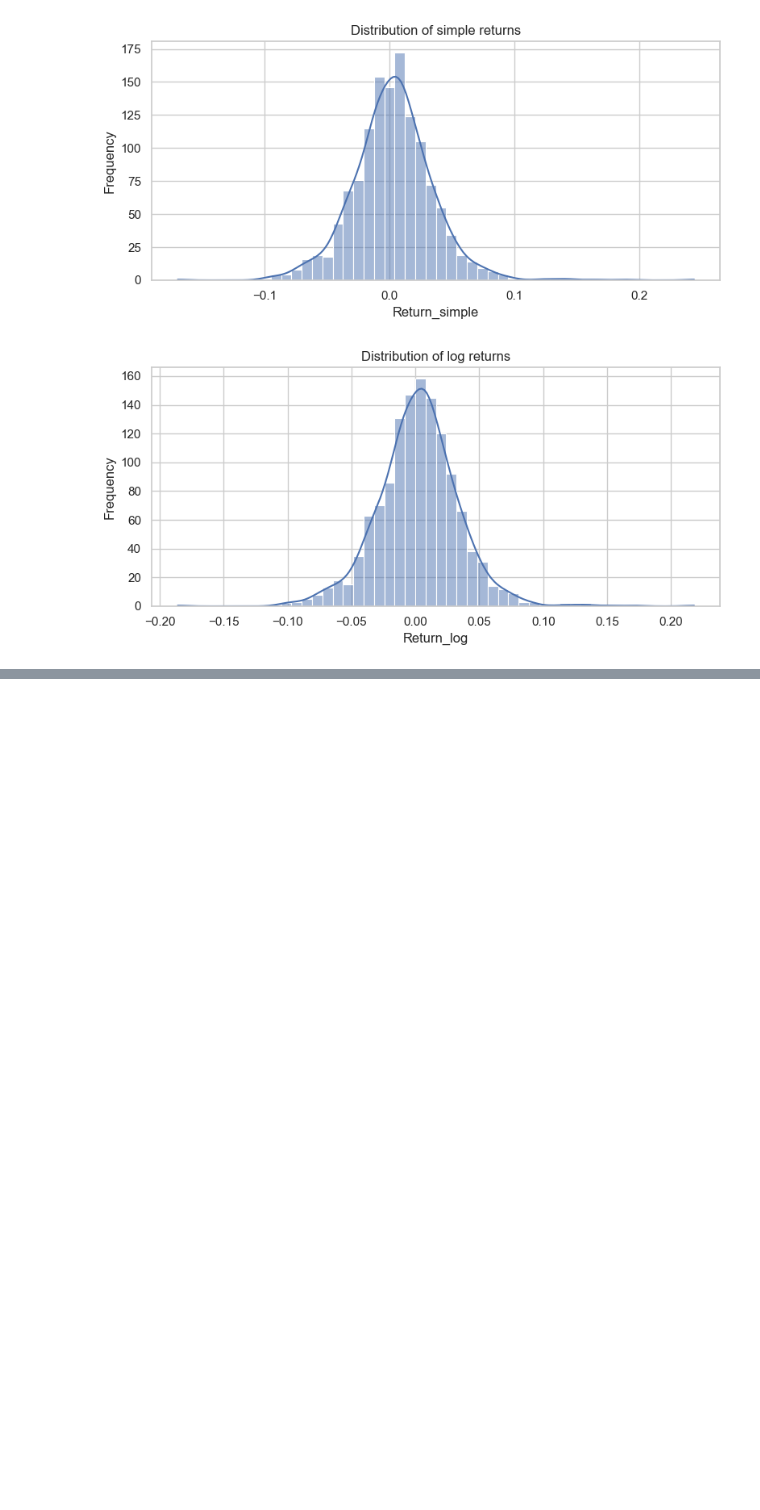
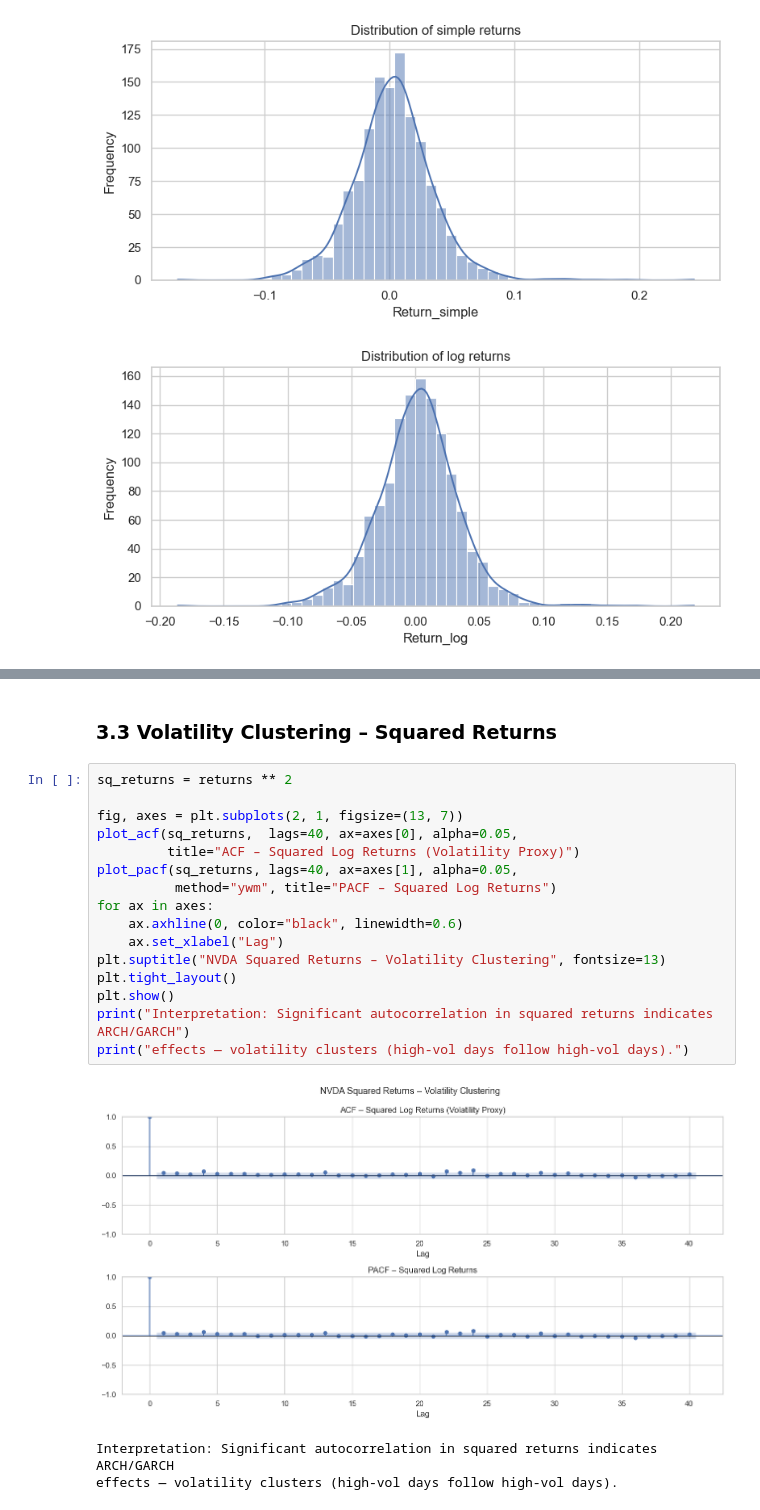
Before and after one commit to AssylbekO/NVDA, a Jupyter notebook: src/main.ipynb, the cells around one changed output, grey strips where cells are left out. Saved outputs shown, nothing was run; the diff lists cells and outputs as text; blank space fills up the shorter version.

```diff
--- a/src/main.ipynb
+++ b/src/main.ipynb
@@ -160,0 +390,22 @@ plot_distribution(df, column="Return_log", title="Distribution of log returns")
+# %% [markdown]
+### 3.3 Volatility Clustering – Squared Returns
+# %%
+sq_returns = returns ** 2
+
+fig, axes = plt.subplots(2, 1, figsize=(13, 7))
+plot_acf(sq_returns,  lags=40, ax=axes[0], alpha=0.05,
+         title="ACF – Squared Log Returns (Volatility Proxy)")
+plot_pacf(sq_returns, lags=40, ax=axes[1], alpha=0.05,
+          method="ywm", title="PACF – Squared Log Returns")
+for ax in axes:
+    ax.axhline(0, color="black", linewidth=0.6)
+    ax.set_xlabel("Lag")
+plt.suptitle("NVDA Squared Returns – Volatility Clustering", fontsize=13)
+plt.tight_layout()
+plt.show()
+print("Interpretation: Significant autocorrelation in squared returns indicates ARCH/GARCH")
+print("effects — volatility clusters (high-vol days follow high-vol days).")
+# %% [output]
+[figure, added]
+Interpretation: Significant autocorrelation in squared returns indicates ARCH/GARCH
+effects — volatility clusters (high-vol days follow high-vol days).
```
Also changed, not shown: parts of 21 cells of this notebook.
